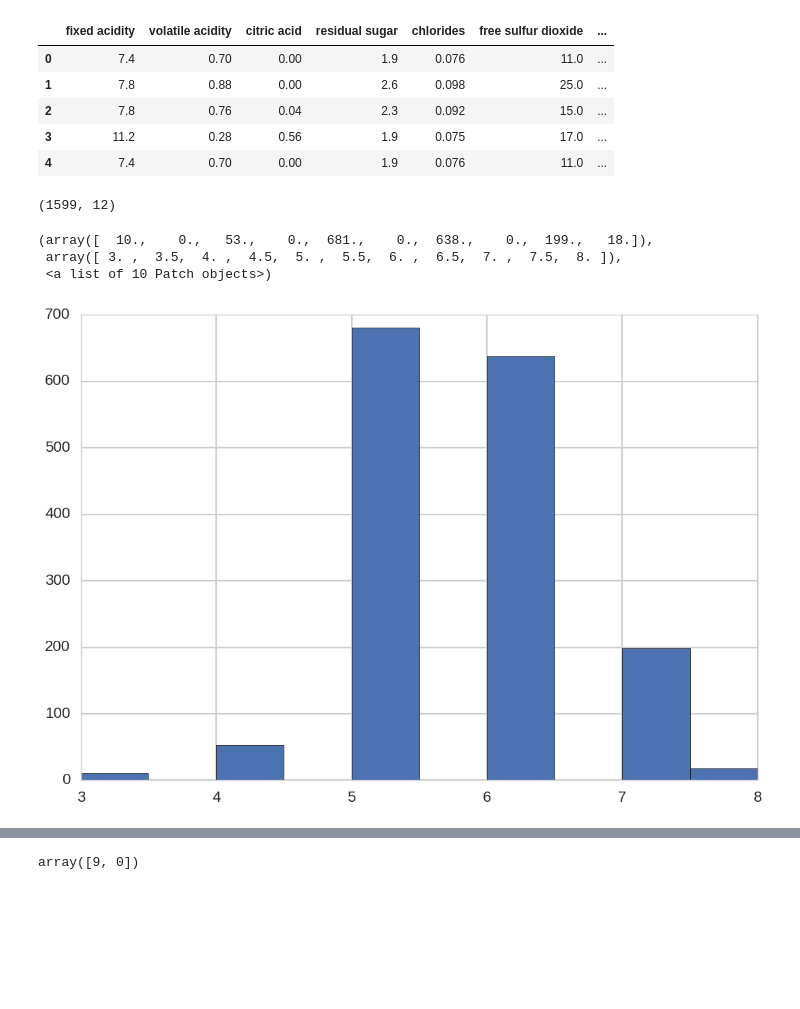
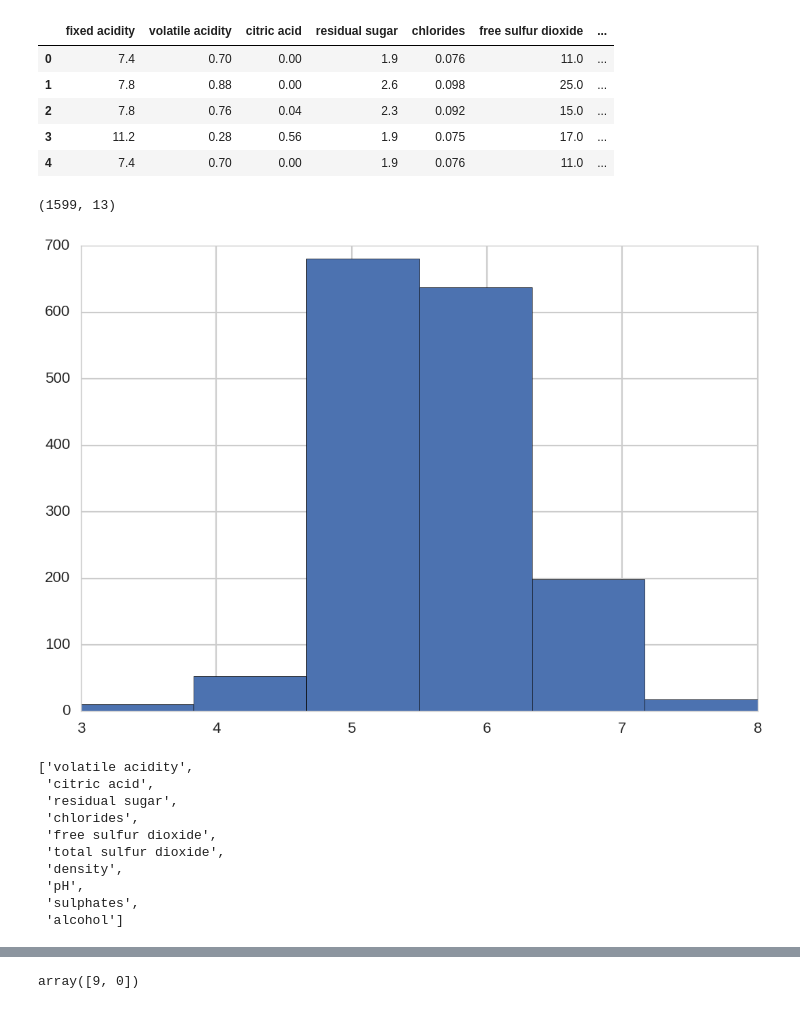
Before and after one commit to Templarrr/datascienceua_2017, a Jupyter notebook: lesson_11/slides.ipynb, the cells around one changed output, grey strips where cells are left out. Saved outputs shown, nothing was run; the diff lists cells and outputs as text; code cells hidden in the pictures; blank space fills up the shorter version.

```diff
--- a/lesson_11/slides.ipynb
+++ b/lesson_11/slides.ipynb
@@ -81,13 +84,10 @@ df.head()
 # %%
 print df.shape
 
-plt.hist(df.quality)
+plt.hist(df.quality, bins=6);
 # %% [output]
-(1599, 12)
+(1599, 13)
-(array([  10.,    0.,   53.,    0.,  681.,    0.,  638.,    0.,  199.,   18.]),
- array([ 3. ,  3.5,  4. ,  4.5,  5. ,  5.5,  6. ,  6.5,  7. ,  7.5,  8. ]),
- <a list of 10 Patch objects>)
-[figure, old version]
+[figure, new version]
 # %%
 Y = df['quality'].values
 df_tmp = df.drop('quality',1)
@@ -97,5 +97,17 @@ X = df_tmp.as_matrix()
 df['target'] = (df['quality'].values >=7)*1
 # %%
 Xnames = list(df.columns.values[1:11])
+Xnames
+# %% [output]
+['volatile acidity',
+ 'citric acid',
+ 'residual sugar',
+ 'chlorides',
+ 'free sulfur dioxide',
+ 'total sulfur dioxide',
+ 'density',
+ 'pH',
+ 'sulphates',
+ 'alcohol']
 # %%
 np.mean(df['target'])
```
Also changed, not shown: parts of 28 cells of this notebook, 5 other files.
